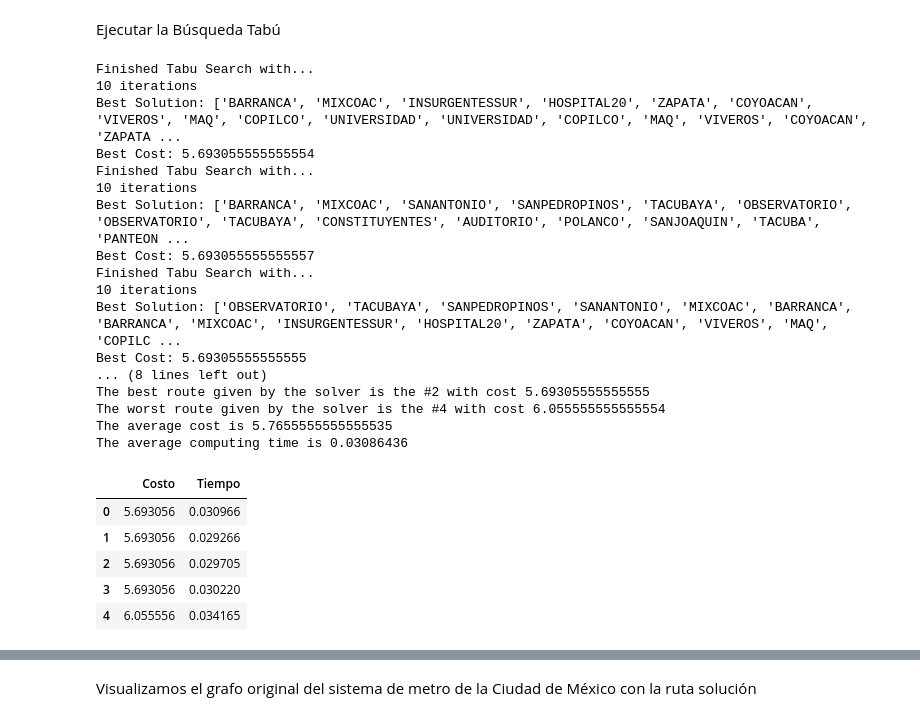
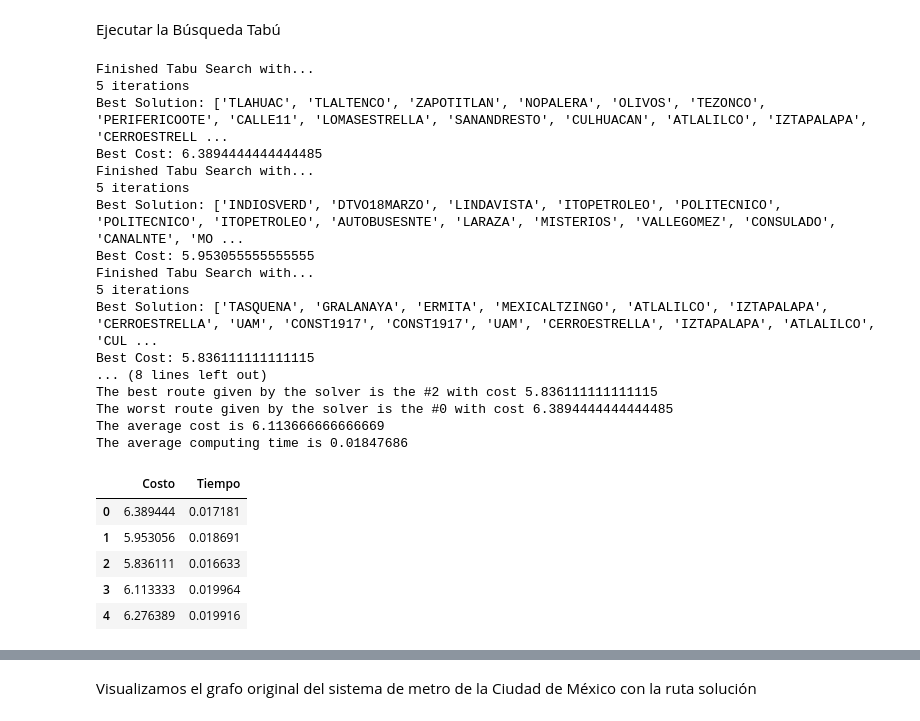
Before and after one commit to FedeSS99/MCE-TSP-Optimizacion, a Jupyter notebook: code/notebooks/06_Solucionador_Tabu_TSP.ipynb, the cells around one changed output, grey strips where cells are left out. Saved outputs shown, nothing was run; the diff lists cells and outputs as text; code cells hidden in the pictures.

```diff
--- a/code/notebooks/06_Solucionador_Tabu_TSP.ipynb
+++ b/code/notebooks/06_Solucionador_Tabu_TSP.ipynb
@@ -206,50 +206,50 @@ found_paths = []
 found_costs = []
 perf_times = []
 for k in range(5):
-    tabu_tsp = TSP_TabuSearch(metro_graph, nodes_to_visit, tabu_size=10, max_iters=10)
+    tabu_tsp = TSP_TabuSearch(metro_graph, nodes_to_visit, tabu_size=5, max_iters=5)
     best_solution, best_cost = tabu_tsp.find_solution()
     found_paths.append(best_solution)
     found_costs.append(best_cost)
     perf_times.append(tabu_tsp.perf_time)
 
 # Generar y visualizar una tabla de las 5 rutas generadas acompañadas de su costo
 FoundRoutesCost_df = pd.DataFrame({"Costo": found_costs, "Tiempo": perf_times})
 
 MinCostIndex = FoundRoutesCost_df.idxmin()["Costo"]
 MinCost = FoundRoutesCost_df.loc[MinCostIndex]["Costo"]
 MaxCostIndex = FoundRoutesCost_df.idxmax()["Costo"]
 MaxCost = FoundRoutesCost_df.loc[MaxCostIndex]["Costo"]
 
 AverageCost = FoundRoutesCost_df["Costo"].mean()
 AverageTime = FoundRoutesCost_df["Tiempo"].mean()
 
 print(f"The best route given by the solver is the #{MinCostIndex} with cost {MinCost}")
 print(f"The worst route given by the solver is the #{MaxCostIndex} with cost {MaxCost}")
 print(f"The average cost is {AverageCost}")
 print(f"The average computing time is {AverageTime}")
 
 FoundRoutesCost_df
 # %% [output]
 Finished Tabu Search with...
-10 iterations
-Best Solution: ['BARRANCA', 'MIXCOAC', 'INSURGENTESSUR', 'HOSPITAL20', 'ZAPATA', 'COYOACAN', 'VIVEROS', 'MAQ', 'COPILCO', 'UNIVERSIDAD', 'UNIVERSIDAD', 'COPILCO', 'MAQ', 'VIVEROS', 'COYOACAN', 'ZAPATA ...
-Best Cost: 5.693055555555554
+5 iterations
+Best Solution: ['TLAHUAC', 'TLALTENCO', 'ZAPOTITLAN', 'NOPALERA', 'OLIVOS', 'TEZONCO', 'PERIFERICOOTE', 'CALLE11', 'LOMASESTRELLA', 'SANANDRESTO', 'CULHUACAN', 'ATLALILCO', 'IZTAPALAPA', 'CERROESTRELL ...
+Best Cost: 6.3894444444444485
 Finished Tabu Search with...
-10 iterations
-Best Solution: ['BARRANCA', 'MIXCOAC', 'SANANTONIO', 'SANPEDROPINOS', 'TACUBAYA', 'OBSERVATORIO', 'OBSERVATORIO', 'TACUBAYA', 'CONSTITUYENTES', 'AUDITORIO', 'POLANCO', 'SANJOAQUIN', 'TACUBA', 'PANTEON ...
-Best Cost: 5.693055555555557
+5 iterations
+Best Solution: ['INDIOSVERD', 'DTVO18MARZO', 'LINDAVISTA', 'ITOPETROLEO', 'POLITECNICO', 'POLITECNICO', 'ITOPETROLEO', 'AUTOBUSESNTE', 'LARAZA', 'MISTERIOS', 'VALLEGOMEZ', 'CONSULADO', 'CANALNTE', 'MO ...
+Best Cost: 5.953055555555555
 Finished Tabu Search with...
-10 iterations
-Best Solution: ['OBSERVATORIO', 'TACUBAYA', 'SANPEDROPINOS', 'SANANTONIO', 'MIXCOAC', 'BARRANCA', 'BARRANCA', 'MIXCOAC', 'INSURGENTESSUR', 'HOSPITAL20', 'ZAPATA', 'COYOACAN', 'VIVEROS', 'MAQ', 'COPILC ...
-Best Cost: 5.69305555555555
+5 iterations
+Best Solution: ['TASQUENA', 'GRALANAYA', 'ERMITA', 'MEXICALTZINGO', 'ATLALILCO', 'IZTAPALAPA', 'CERROESTRELLA', 'UAM', 'CONST1917', 'CONST1917', 'UAM', 'CERROESTRELLA', 'IZTAPALAPA', 'ATLALILCO', 'CUL ...
+Best Cost: 5.836111111111115
 ... (8 lines left out)
-The best route given by the solver is the #2 with cost 5.69305555555555
-The worst route given by the solver is the #4 with cost 6.055555555555554
-The average cost is 5.7655555555555535
-The average computing time is 0.03086436
+The best route given by the solver is the #2 with cost 5.836111111111115
+The worst route given by the solver is the #0 with cost 6.3894444444444485
+The average cost is 6.113666666666669
+The average computing time is 0.01847686
 |  | Costo | Tiempo |
-| 0 | 5.693056 | 0.030966 |
-| 1 | 5.693056 | 0.029266 |
-| 2 | 5.693056 | 0.029705 |
-| 3 | 5.693056 | 0.030220 |
-| 4 | 6.055556 | 0.034165 |
+| 0 | 6.389444 | 0.017181 |
+| 1 | 5.953056 | 0.018691 |
+| 2 | 5.836111 | 0.016633 |
+| 3 | 6.113333 | 0.019964 |
+| 4 | 6.276389 | 0.019916 |
```
Also changed, not shown: parts of 2 cells of this notebook.
